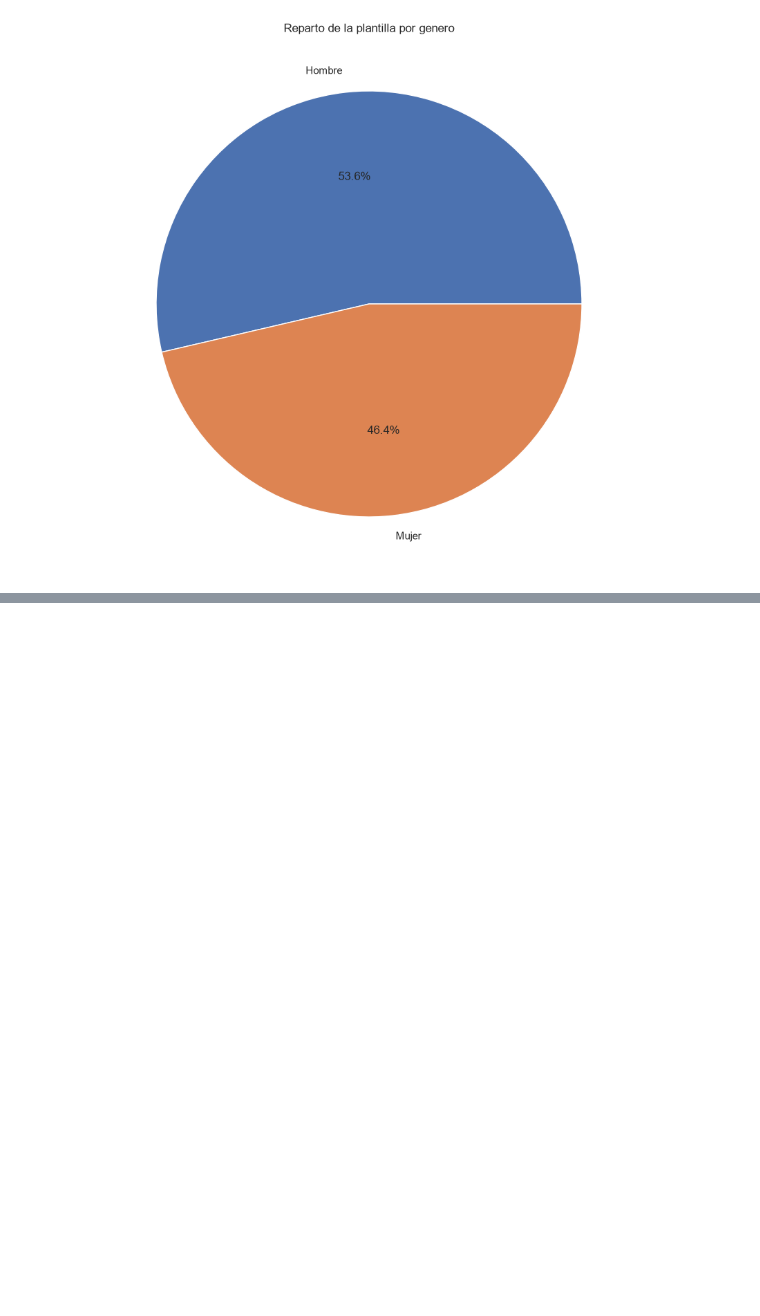
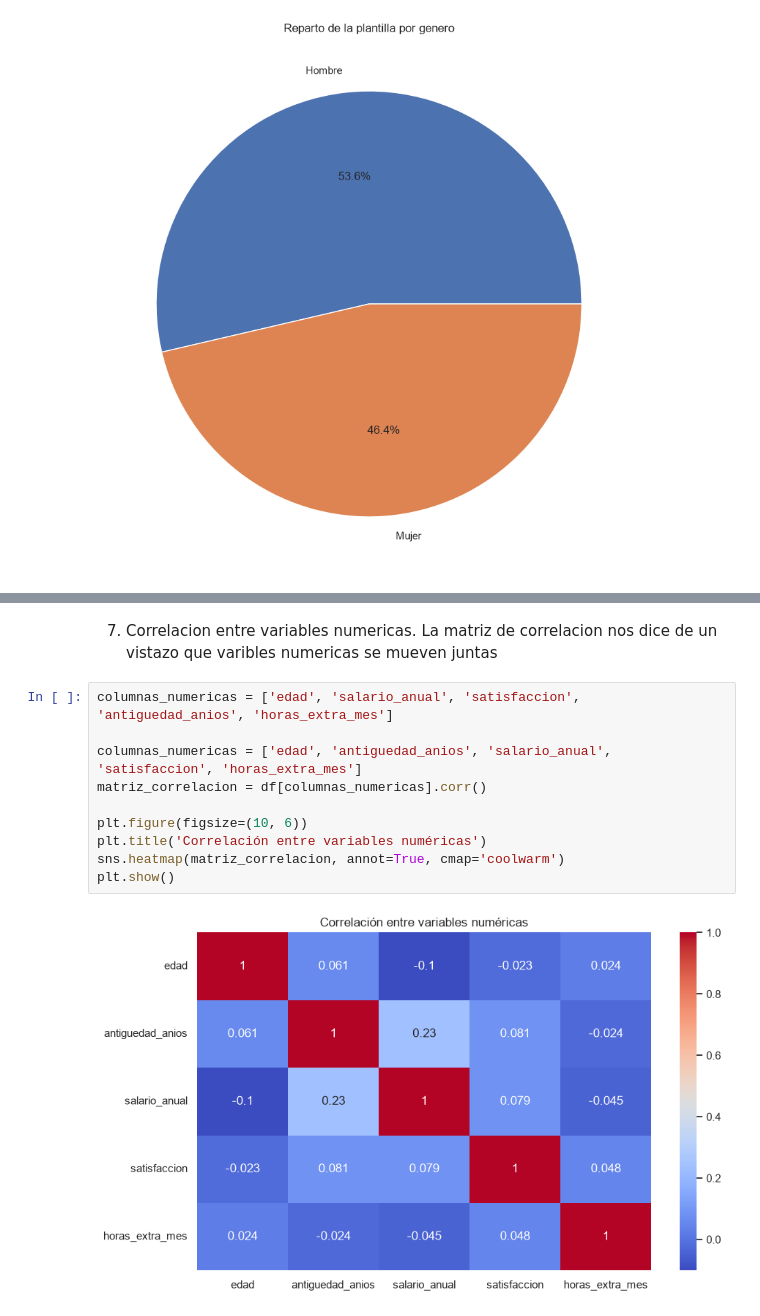
Before and after one commit to nietomoreno84-lgtm/clases_python_bigdata, a Jupyter notebook: 10_visulalizacion_datos/EDA_empleados_rrhh.ipynb, the cells around one changed output, grey strips where cells are left out. Cells and saved outputs as stored; diff of their text form; blank space fills up the shorter version.

```diff
--- a/10_visulalizacion_datos/EDA_empleados_rrhh.ipynb
+++ b/10_visulalizacion_datos/EDA_empleados_rrhh.ipynb
@@ -296,0 +394,15 @@ plt.pie(conteo_genero, labels=conteo_genero.index, autopct='%1.1f%%' )
+# %% [markdown]
+7. Correlacion entre variables numericas.
+La matriz de correlacion nos dice de un vistazo que varibles numericas se mueven juntas
+# %%
+columnas_numericas = ['edad', 'salario_anual', 'satisfaccion', 'antiguedad_anios', 'horas_extra_mes']
+
+columnas_numericas = ['edad', 'antiguedad_anios', 'salario_anual', 'satisfaccion', 'horas_extra_mes']
+matriz_correlacion = df[columnas_numericas].corr()
+
+plt.figure(figsize=(10, 6))
+plt.title('Correlación entre variables numéricas')
+sns.heatmap(matriz_correlacion, annot=True, cmap='coolwarm')
+plt.show()
+# %% [output]
+[figure, added]
```
Also changed, not shown: parts of 17 cells of this notebook.
